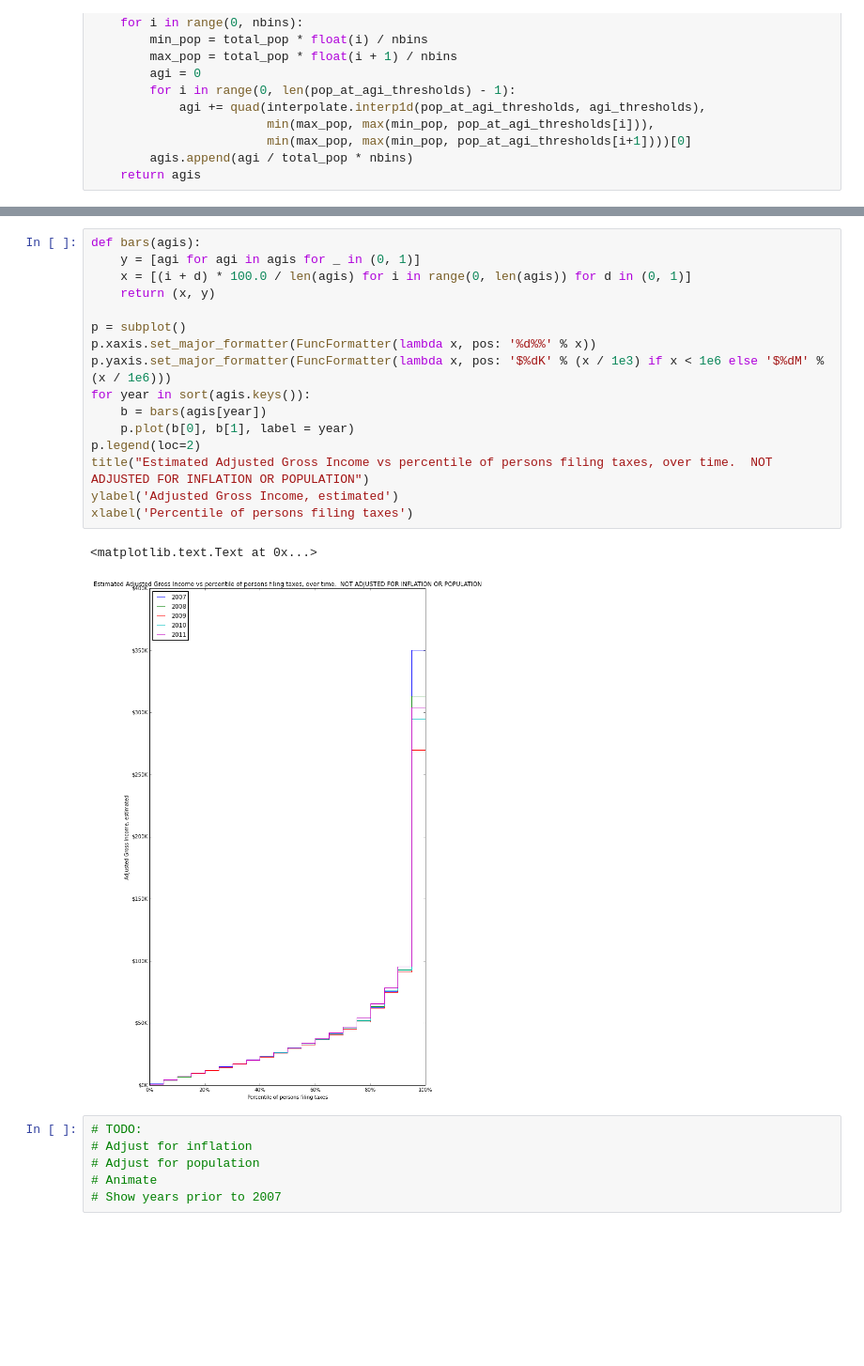
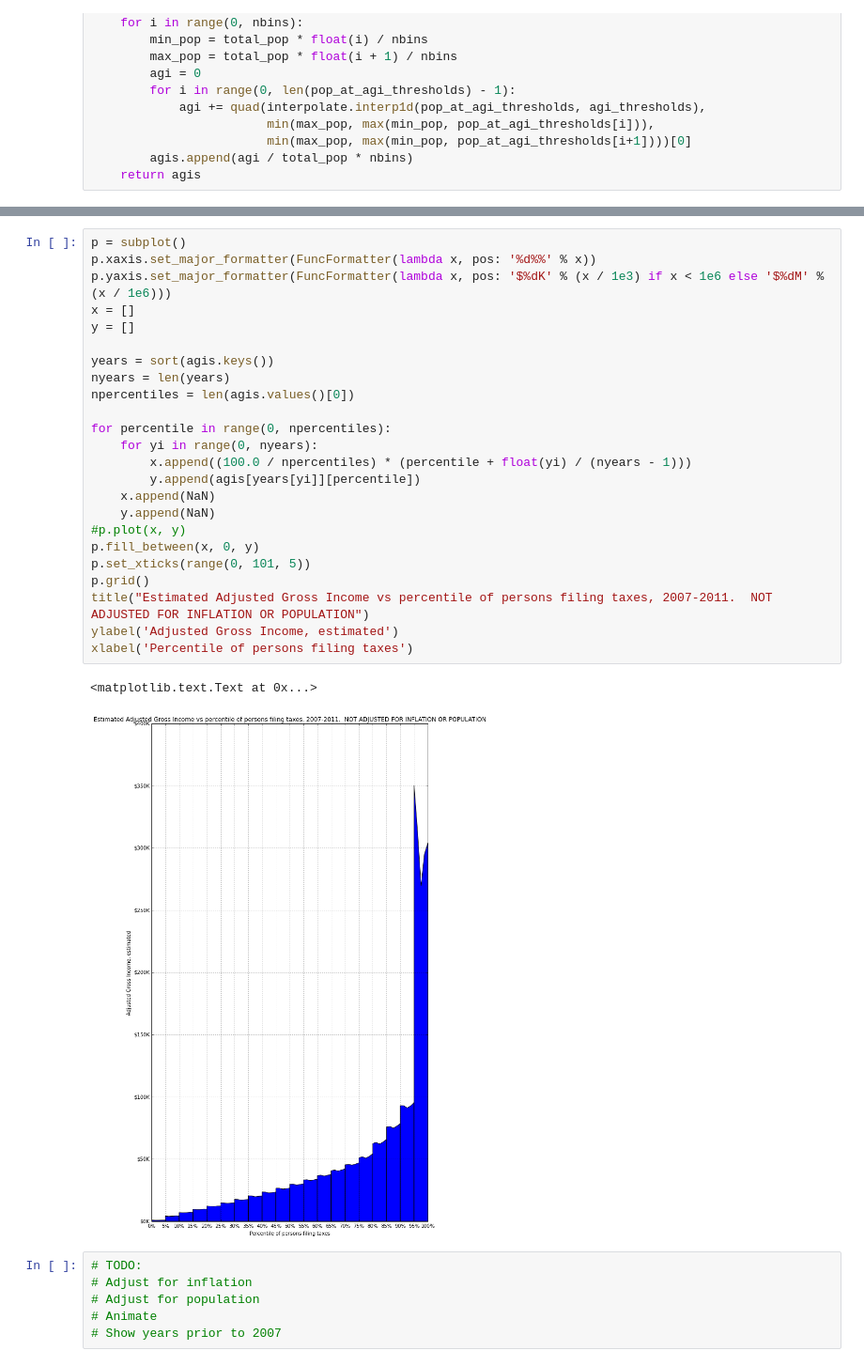
Before and after one commit to CMU-CREATE-Lab/underemployment, a Jupyter notebook: IRS Income Histogram.ipynb, the cells around one changed output, grey strips where cells are left out. Shown at 94% size. Saved outputs shown, nothing was run; the diff lists cells and outputs as text; blank space fills up the shorter version.

Commit message:
Use filled sparklines to show time progression inside each 5% grouping

```diff
--- a/IRS Income Histogram.ipynb
+++ b/IRS Income Histogram.ipynb
@@ -243,22 +225,30 @@ agis
 # %%
-def bars(agis):
-    y = [agi for agi in agis for _ in (0, 1)]
-    x = [(i + d) * 100.0 / len(agis) for i in range(0, len(agis)) for d in (0, 1)]
-    return (x, y)
-
 p = subplot()
 p.xaxis.set_major_formatter(FuncFormatter(lambda x, pos: '%d%%' % x))
 p.yaxis.set_major_formatter(FuncFormatter(lambda x, pos: '$%dK' % (x / 1e3) if x < 1e6 else '$%dM' % (x / 1e6)))
-for year in sort(agis.keys()):
-    b = bars(agis[year])
-    p.plot(b[0], b[1], label = year)
-p.legend(loc=2)
-title("Estimated Adjusted Gross Income vs percentile of persons filing taxes, over time.  NOT ADJUSTED FOR INFLATION OR POPULATION")
+x = []
+y = []
+
+years = sort(agis.keys())
+nyears = len(years)
+npercentiles = len(agis.values()[0])
+
+for percentile in range(0, npercentiles):
+    for yi in range(0, nyears):
+        x.append((100.0 / npercentiles) * (percentile + float(yi) / (nyears - 1)))
+        y.append(agis[years[yi]][percentile])
+    x.append(NaN)
+    y.append(NaN)
+#p.plot(x, y)
+p.fill_between(x, 0, y)
+p.set_xticks(range(0, 101, 5))
+p.grid()
+title("Estimated Adjusted Gross Income vs percentile of persons filing taxes, 2007-2011.  NOT ADJUSTED FOR INFLATION OR POPULATION")
 ylabel('Adjusted Gross Income, estimated')
 xlabel('Percentile of persons filing taxes')
 # %% [output]
 <matplotlib.text.Text at 0x...>
-[figure, old version]
+[figure, new version]
 # %%
 # TODO:
 # Adjust for inflation
```
Also changed, not shown: parts of 1 cell of this notebook.
